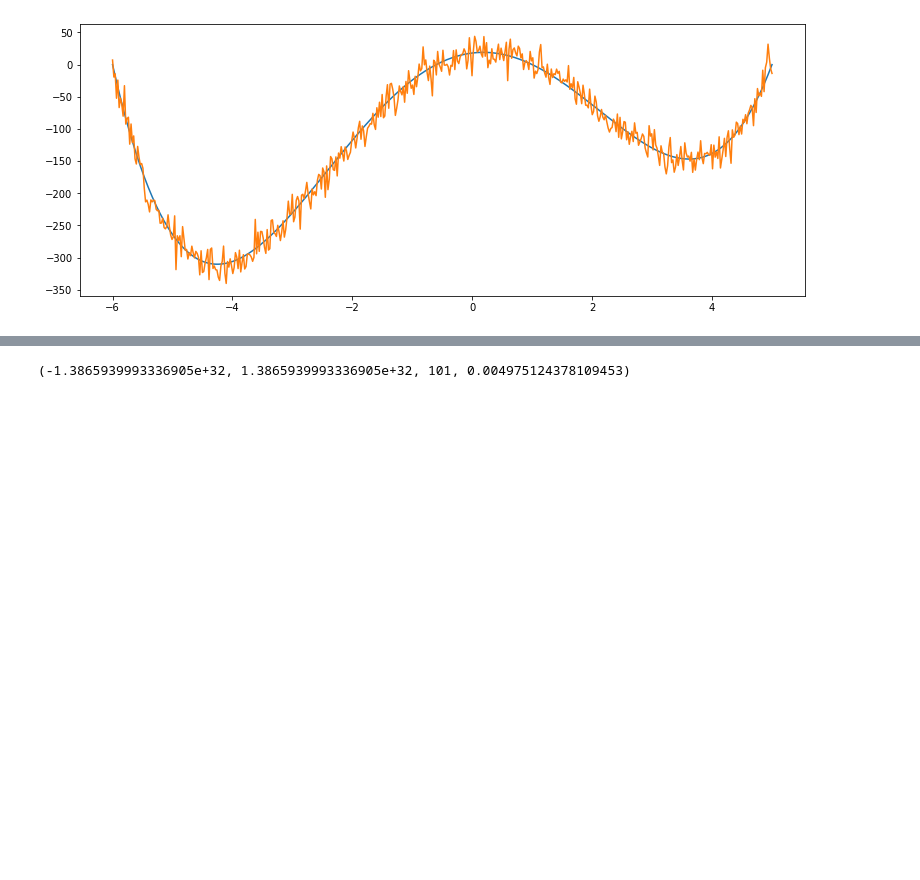
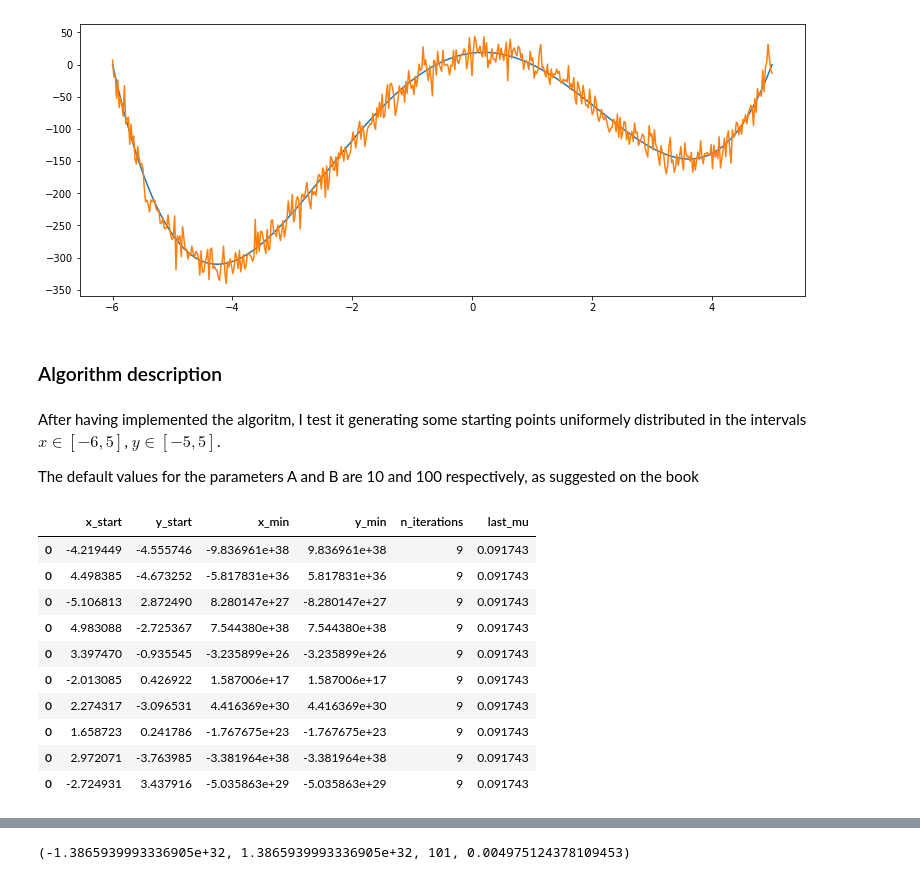
Before and after one commit to matbun/Num-opt, a Jupyter notebook: p2/Stochastic steepest descent - Matteo Bunino.ipynb, the cells around one changed output, grey strips where cells are left out. Cells and saved outputs as stored; diff of their text form; code cells hidden in the pictures; blank space fills up the shorter version.

```diff
--- a/p2/Stochastic steepest descent - Matteo Bunino.ipynb
+++ b/p2/Stochastic steepest descent - Matteo Bunino.ipynb
@@ -76,15 +80,14 @@ def plot_surface(f,min_x,max_x,min_y,max_y):
 # %%
-def stochastic_sd(x_0,y_0,f_noise,mu_min):
-    # Tuning variables
+def stochastic_sd(x_0,y_0,f_noise,mu_min,A=10,B=100,maxiter=500):
+    """Stochastic steepest descent method"""
+    # Variables of f(x1,x2)
     x1 = x_0
     x2 = y_0
 
-    N = 10000 # Number of iterates in the estimation phase
-    maxiter = 500
+    # Paramenters
+    N = 10000 # Number of iterations in the estimation phase
     C = 0.1
     t = 1/6 #theo: 0.101
-    A = 1
-    B = 100
     l = 1 # theo: 0.602
 
     #Initial mu: I assume m=0
@@ -137,3 +144,40 @@ plt.plot(x,f_noise_vector(x,0))
 plt.show()
 # %% [output]
 [figure]
+# %% [markdown]
+### Algorithm description
+# %% [markdown]
+After having implemented the algoritm, I test it generating some starting points uniformely distributed in the intervals $x \in [-6,5]$, $y \in [-5,5]$.
+
+The default values for the parameters A and B are 10 and 100 respectively, as suggested on the book
+# %%
+import pandas as pd
+
+results = pd.DataFrame()
+
+n_points = 10
+
+x = np.random.uniform(-6,5,n_points)
+y = np.random.uniform(-5,5,n_points)
+
+# min mu: the smallest step before stopping
+mu_min = 0.005
+
+for i in range(n_points):
+    x_min, y_min, n_iter, last_mu = stochastic_sd(x[i],y[i],f_noise,mu_min,maxiter=10)
+    results = results.append([[x[i], y[i], x_min, y_min, n_iter, last_mu]])
+# %%
+results.columns = ['x_start','y_start','x_min','y_min','n_iterations','last_mu']
+results
+# %% [output]
+|  | x_start | y_start | x_min | y_min | n_iterations | last_mu |
+| 0 | -4.219449 | -4.555746 | -9.836961e+38 | 9.836961e+38 | 9 | 0.091743 |
+| 0 | 4.498385 | -4.673252 | -5.817831e+36 | 5.817831e+36 | 9 | 0.091743 |
+| 0 | -5.106813 | 2.872490 | 8.280147e+27 | -8.280147e+27 | 9 | 0.091743 |
+| 0 | 4.983088 | -2.725367 | 7.544380e+38 | 7.544380e+38 | 9 | 0.091743 |
+| 0 | 3.397470 | -0.935545 | -3.235899e+26 | -3.235899e+26 | 9 | 0.091743 |
+| 0 | -2.013085 | 0.426922 | 1.587006e+17 | 1.587006e+17 | 9 | 0.091743 |
+| 0 | 2.274317 | -3.096531 | 4.416369e+30 | 4.416369e+30 | 9 | 0.091743 |
+| 0 | 1.658723 | 0.241786 | -1.767675e+23 | -1.767675e+23 | 9 | 0.091743 |
+| 0 | 2.972071 | -3.763985 | -3.381964e+38 | -3.381964e+38 | 9 | 0.091743 |
+| 0 | -2.724931 | 3.437916 | -5.035863e+29 | -5.035863e+29 | 9 | 0.091743 |
```
Also changed, not shown: parts of 21 cells of this notebook, 4 other files.
